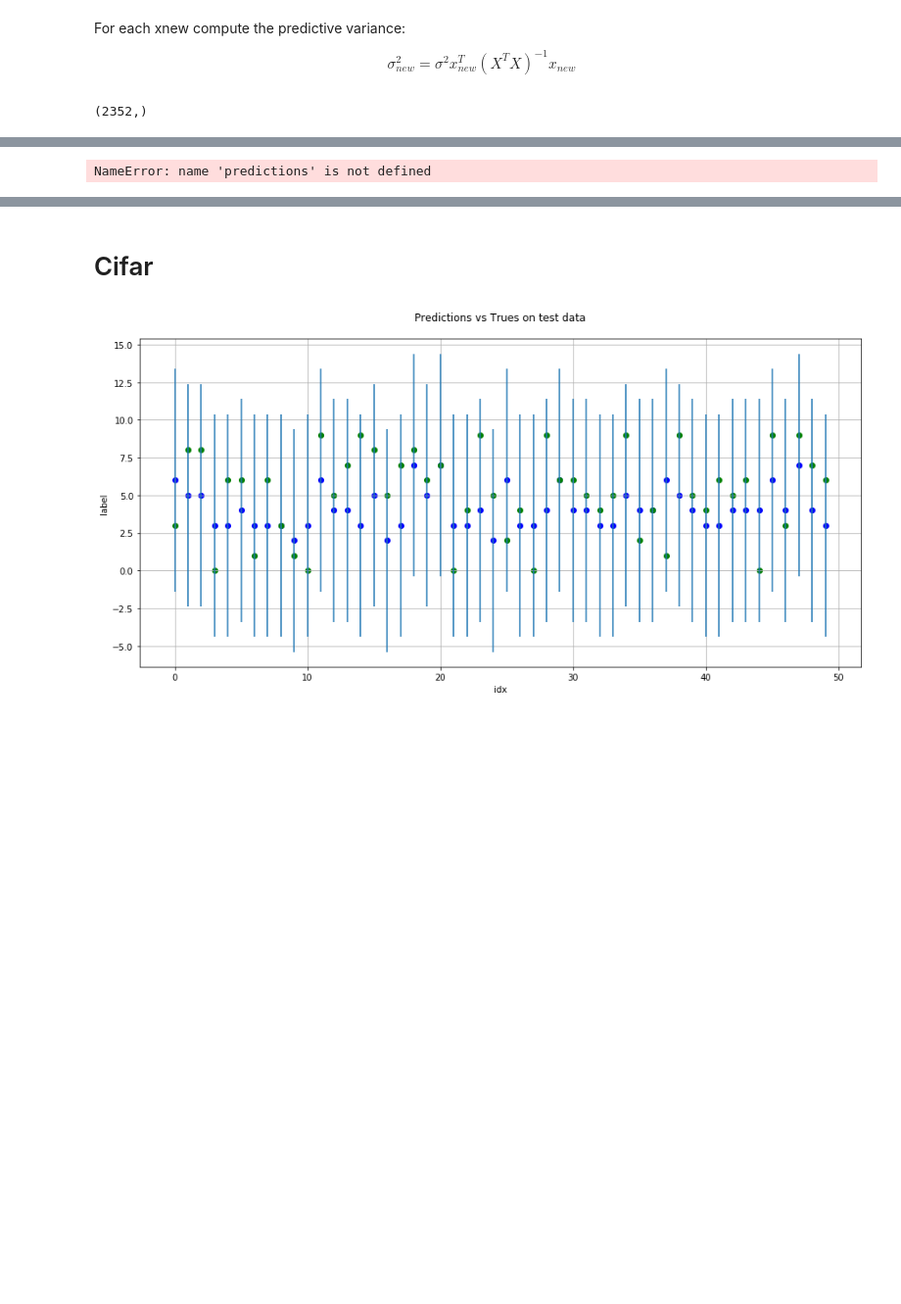
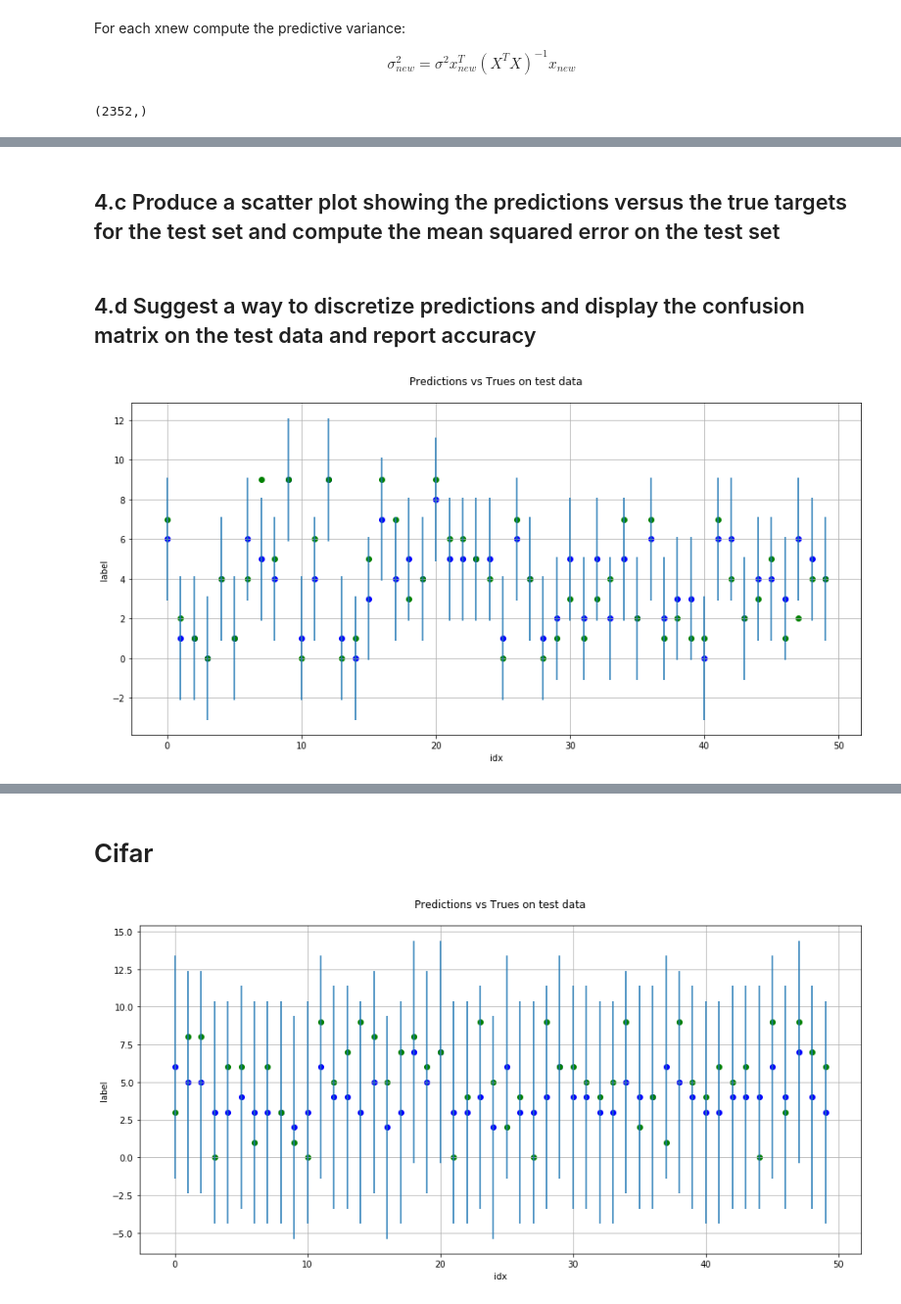
Before and after one commit to fablln/Advanced-Statistical-Inference, a Jupyter notebook: final_exercise.ipynb, the cells around one changed output, grey strips where cells are left out. Shown at 98% size. Saved outputs shown, nothing was run; the diff lists cells and outputs as text; code cells hidden in the pictures; blank space fills up the shorter version.

```diff
--- a/final_exercise.ipynb
+++ b/final_exercise.ipynb
@@ -572,22 +512,26 @@ xnew = X_test[0]
+# %% [markdown]
+## 4.c Produce a scatter plot showing the predictions versus the true targets for the test set and compute the mean squared error on the test set
+# %% [markdown]
+## 4.d Suggest a way to discretize predictions and display the confusion matrix on the test data and report accuracy
 # %%
-#predictions = np.floor(np.dot(X_test, W))
+predictions = np.round(np.dot(X_test, W))
 predictions = np.array([0 if x < 0 else x for x in predictions ])
 predictions = np.array([9 if x > 9 else x for x in predictions ])
 trues = T_test
 plt.figure(figsize=(15,7))
 # Plotting
 
 plt.scatter(list(range(to_show)), predictions[:to_show], color="blue")
 plt.errorbar(list(range(to_show)), predictions[:to_show], yerr=sigma_square_new[:to_show],fmt=' ')
 plt.scatter(list(range(to_show)), trues[:to_show], color="green")
 
 plt.title("Predictions vs Trues on test data\n")
 plt.xlabel("idx")
 plt.ylabel("label")
 plt.grid()
 plt.show()
 # %% [output]
-NameError: name 'predictions' is not defined
+[figure, added]
 # %%
 error = np.sum([(predictions[i]-trues[i])**2 for i in range(len(predictions))]) / len(predictions)
 error
```
Also changed, not shown: parts of 34 cells of this notebook.
